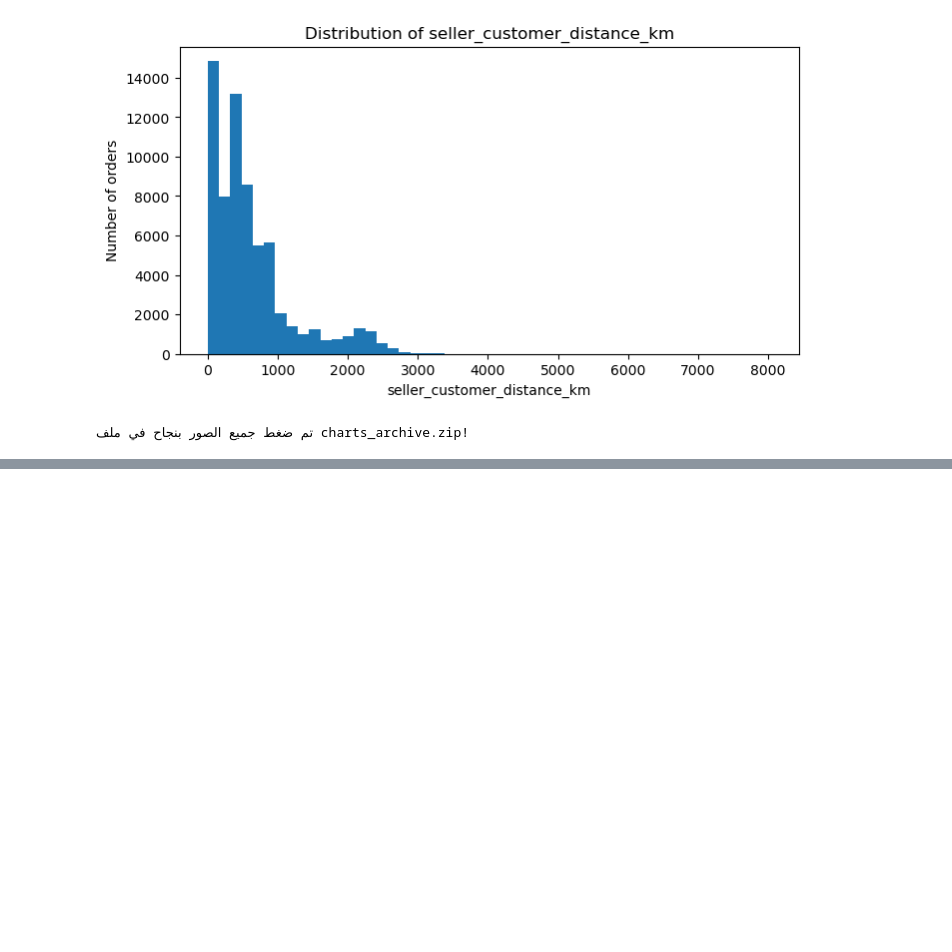
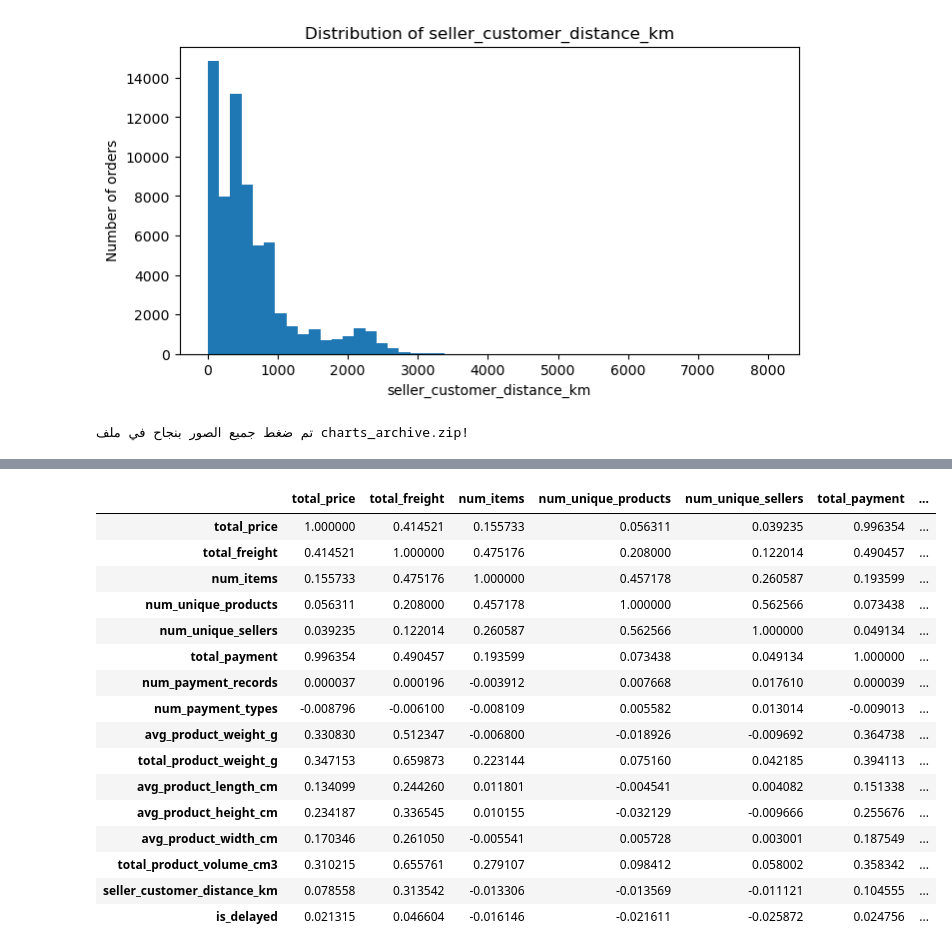
Before and after one commit to AhlamGhaleb/Qafza_Training, a Jupyter notebook: EDA.ipynb, the cells around one changed output, grey strips where cells are left out. Saved outputs shown, nothing was run; the diff lists cells and outputs as text; code cells hidden in the pictures; blank space fills up the shorter version.

```diff
--- a/EDA.ipynb
+++ b/EDA.ipynb
@@ -447,0 +540,22 @@ print("تم ضغط جميع الصور بنجاح في ملف charts_archive.zip
+# %%
+corr = train[numeric_features + ["is_delayed"]].corr()
+
+display(corr)
+# %% [output]
+|  | total_price | total_freight | num_items | num_unique_products | num_unique_sellers | total_payment | ... |
+| total_price | 1.000000 | 0.414521 | 0.155733 | 0.056311 | 0.039235 | 0.996354 | ... |
+| total_freight | 0.414521 | 1.000000 | 0.475176 | 0.208000 | 0.122014 | 0.490457 | ... |
+| num_items | 0.155733 | 0.475176 | 1.000000 | 0.457178 | 0.260587 | 0.193599 | ... |
+| num_unique_products | 0.056311 | 0.208000 | 0.457178 | 1.000000 | 0.562566 | 0.073438 | ... |
+| num_unique_sellers | 0.039235 | 0.122014 | 0.260587 | 0.562566 | 1.000000 | 0.049134 | ... |
+| total_payment | 0.996354 | 0.490457 | 0.193599 | 0.073438 | 0.049134 | 1.000000 | ... |
+| num_payment_records | 0.000037 | 0.000196 | -0.003912 | 0.007668 | 0.017610 | 0.000039 | ... |
+| num_payment_types | -0.008796 | -0.006100 | -0.008109 | 0.005582 | 0.013014 | -0.009013 | ... |
+| avg_product_weight_g | 0.330830 | 0.512347 | -0.006800 | -0.018926 | -0.009692 | 0.364738 | ... |
+| total_product_weight_g | 0.347153 | 0.659873 | 0.223144 | 0.075160 | 0.042185 | 0.394113 | ... |
+| avg_product_length_cm | 0.134099 | 0.244260 | 0.011801 | -0.004541 | 0.004082 | 0.151338 | ... |
+| avg_product_height_cm | 0.234187 | 0.336545 | 0.010155 | -0.032129 | -0.009666 | 0.255676 | ... |
+| avg_product_width_cm | 0.170346 | 0.261050 | -0.005541 | 0.005728 | 0.003001 | 0.187549 | ... |
+| total_product_volume_cm3 | 0.310215 | 0.655761 | 0.279107 | 0.098412 | 0.058002 | 0.358342 | ... |
+| seller_customer_distance_km | 0.078558 | 0.313542 | -0.013306 | -0.013569 | -0.011121 | 0.104555 | ... |
+| is_delayed | 0.021315 | 0.046604 | -0.016146 | -0.021611 | -0.025872 | 0.024756 | ... |
```
Also changed, not shown: parts of 12 cells of this notebook.
